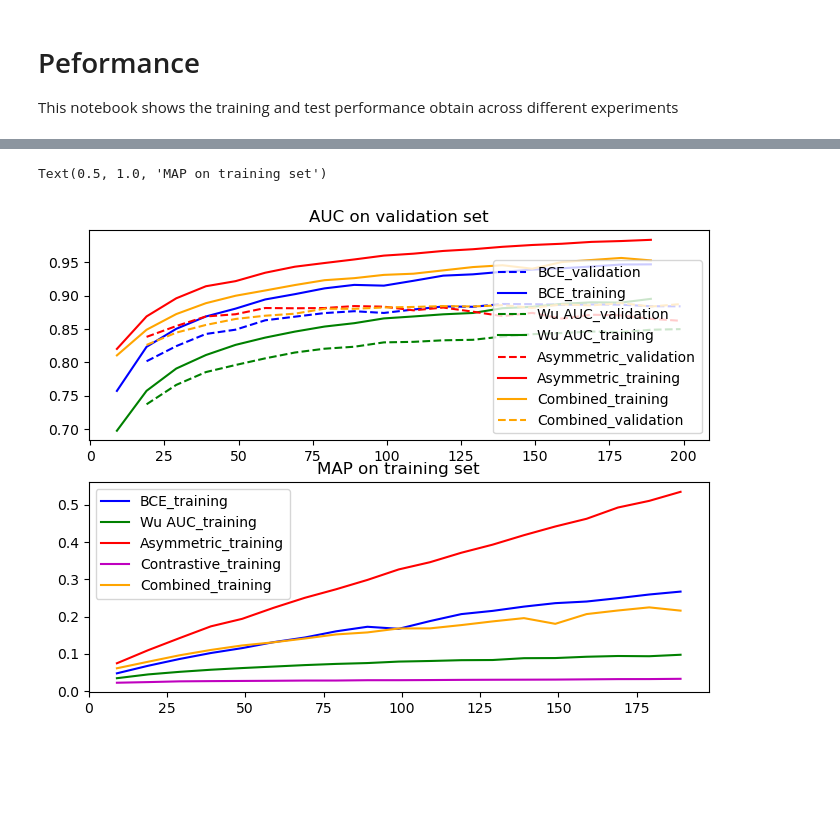
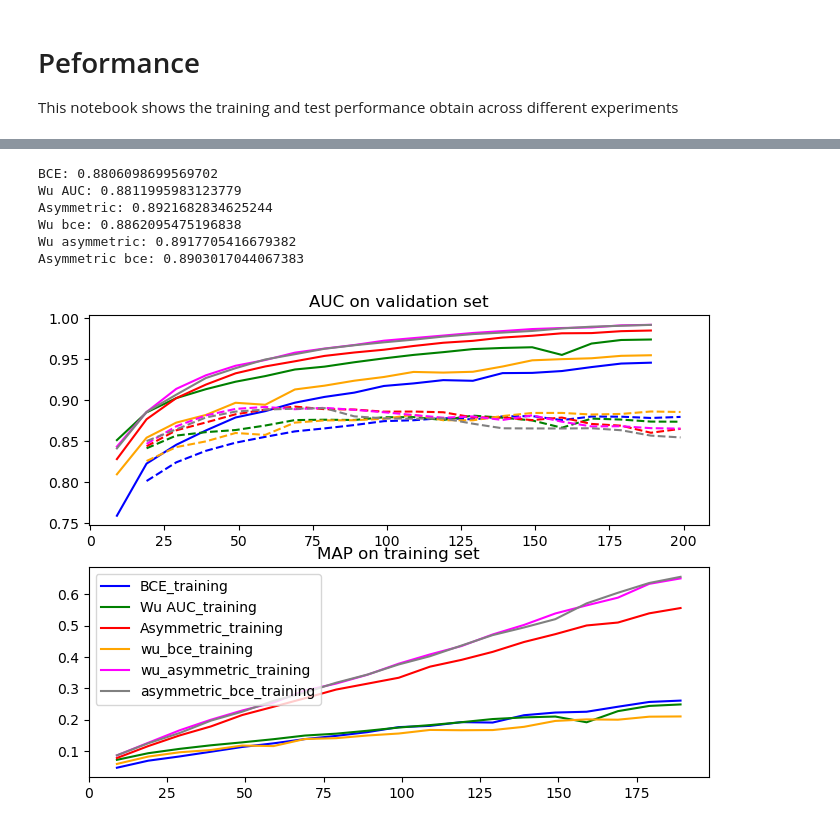
Before and after one commit to JoseFRuiz/audio-classification, a Jupyter notebook: performance.ipynb, the cells around one changed output, grey strips where cells are left out. Saved outputs shown, nothing was run; the diff lists cells and outputs as text; code cells hidden in the pictures; blank space fills up the shorter version.

```diff
--- a/performance.ipynb
+++ b/performance.ipynb
@@ -155,54 +165,81 @@ x = x[y.notna()]
 y = y[y.notna()]
 plt.plot(x.values[ini_epoch:last_epoch], y.values[ini_epoch:last_epoch], "r-", label="Asymmetric_training")
 
-# x, y = df_contrastive["epoch"], df_contrastive["val_auc"]
-# x = x[y.notna()]
-# y = y[y.notna()]
-# plt.plot(x.values[ini_epoch:last_epoch], y.values[ini_epoch:last_epoch], "m--", label="Contrastive_validation")
-# x, y = df_contrastive["epoch"], df_contrastive["train_auc_eval"]
-# x = x[y.notna()]
-# y = y[y.notna()]
-# plt.plot(x.values[ini_epoch:last_epoch], y.values[ini_epoch:last_epoch], "m-", label="Contrastive_training")
-
-x, y = df_combined["epoch"], df_combined["train_auc_eval"]
+x, y = df_combined_wu_bce["epoch"], df_combined_wu_bce["train_auc_eval"]
 x = x[y.notna()]
 y = y[y.notna()]
-plt.plot(x.values[ini_epoch:last_epoch], y.values[ini_epoch:last_epoch], color="orange", linestyle="-", label="Combined_training")
-x, y = df_combined["epoch"], df_combined["val_auc"]
+plt.plot(x.values[ini_epoch:last_epoch], y.values[ini_epoch:last_epoch], color="orange", linestyle="-", label="wu_bce_training")
+x, y = df_combined_wu_bce["epoch"], df_combined_wu_bce["val_auc"]
 x = x[y.notna()]
 y = y[y.notna()]
-plt.plot(x.values[ini_epoch:last_epoch], y.values[ini_epoch:last_epoch], color="orange", linestyle="--", label="Combined_validation")
+plt.plot(x.values[ini_epoch:last_epoch], y.values[ini_epoch:last_epoch], color="orange", linestyle="--", label="wu_bce_validation")
 
-plt.legend()
+x, y = df_combined_wu_asymmetric["epoch"], df_combined_wu_asymmetric["train_auc_eval"]
+x = x[y.notna()]
+y = y[y.notna()]
+plt.plot(x.values[ini_epoch:last_epoch], y.values[ini_epoch:last_epoch], color="magenta", linestyle="-", label="wu_asymmetric_training")
+x, y = df_combined_wu_asymmetric["epoch"], df_combined_wu_asymmetric["val_auc"]
+x = x[y.notna()]
+y = y[y.notna()]
+plt.plot(x.values[ini_epoch:last_epoch], y.values[ini_epoch:last_epoch], color="magenta", linestyle="--", label="wu_asymmetric_validation")
+
+x, y = df_combined_asymmetric_bce["epoch"], df_combined_asymmetric_bce["train_auc_eval"]
+x = x[y.notna()]
+y = y[y.notna()]
+plt.plot(x.values[ini_epoch:last_epoch], y.values[ini_epoch:last_epoch], color="gray", linestyle="-", label="asymmetric_bce_training")
+x, y = df_combined_asymmetric_bce["epoch"], df_combined_asymmetric_bce["val_auc"]
+x = x[y.notna()]
+y = y[y.notna()]
+plt.plot(x.values[ini_epoch:last_epoch], y.values[ini_epoch:last_epoch], color="gray", linestyle="--", label="asymmetric_bce_validation")
+
+# plt.legend()
 plt.title("AUC on validation set")
 
 plt.subplot(212)
 x, y = df_bce["epoch"], df_bce["train_map_eval"]
 x = x[y.notna()]
 y = y[y.notna()]
 plt.plot(x.values[ini_epoch:last_epoch], y.values[ini_epoch:last_epoch], "b-", label="BCE_training")
 x, y = df_auc["epoch"], df_auc["train_map_eval"]
 x = x[y.notna()]
 y = y[y.notna()]
 plt.plot(x.values[ini_epoch:last_epoch], y.values[ini_epoch:last_epoch], "g-", label="Wu AUC_training")
 
 x, y = df_asymmetric["epoch"], df_asymmetric["train_map_eval"]
 x = x[y.notna()]
 y = y[y.notna()]
 plt.plot(x.values[ini_epoch:last_epoch], y.values[ini_epoch:last_epoch], "r-", label="Asymmetric_training")
 
-x, y = df_contrastive["epoch"], df_contrastive["train_map_eval"]
+x, y = df_combined_wu_bce["epoch"], df_combined_wu_bce["train_map_eval"]
 x = x[y.notna()]
 y = y[y.notna()]
-plt.plot(x.values[ini_epoch:last_epoch], y.values[ini_epoch:last_epoch], "m-", label="Contrastive_training")
+plt.plot(x.values[ini_epoch:last_epoch], y.values[ini_epoch:last_epoch], color="orange", linestyle="-", label="wu_bce_training")
 
-x, y = df_combined["epoch"], df_combined["train_map_eval"]
+x, y = df_combined_wu_asymmetric["epoch"], df_combined_wu_asymmetric["train_map_eval"]
 x = x[y.notna()]
 y = y[y.notna()]
-plt.plot(x.values[ini_epoch:last_epoch], y.values[ini_epoch:last_epoch], color="orange", linestyle="-", label="Combined_training")
+plt.plot(x.values[ini_epoch:last_epoch], y.values[ini_epoch:last_epoch], color="magenta", linestyle="-", label="wu_asymmetric_training")
+
+x, y = df_combined_asymmetric_bce["epoch"], df_combined_asymmetric_bce["train_map_eval"]
+x = x[y.notna()]
+y = y[y.notna()]
+plt.plot(x.values[ini_epoch:last_epoch], y.values[ini_epoch:last_epoch], color="gray", linestyle="-", label="asymmetric_bce_training")
 
 plt.legend()
 plt.title("MAP on training set")
+
+# print the best validation auc for each model
+print("BCE:", df_bce["val_auc"].max())
+print("Wu AUC:", df_auc["val_auc"].max())
+print("Asymmetric:", df_asymmetric["val_auc"].max())
+print("Wu bce:", df_combined_wu_bce["val_auc"].max())
+print("Wu asymmetric:", df_combined_wu_asymmetric["val_auc"].max())
+print("Asymmetric bce:", df_combined_asymmetric_bce["val_auc"].max())
 # %% [output]
-Text(0.5, 1.0, 'MAP on training set')
+BCE: 0.8806098699569702
+Wu AUC: 0.8811995983123779
+Asymmetric: 0.8921682834625244
+Wu bce: 0.8862095475196838
+Wu asymmetric: 0.8917705416679382
+Asymmetric bce: 0.8903017044067383
-[figure, old version]
+[figure, new version]
```
Also changed, not shown: parts of 4 cells of this notebook, 14 other files.
